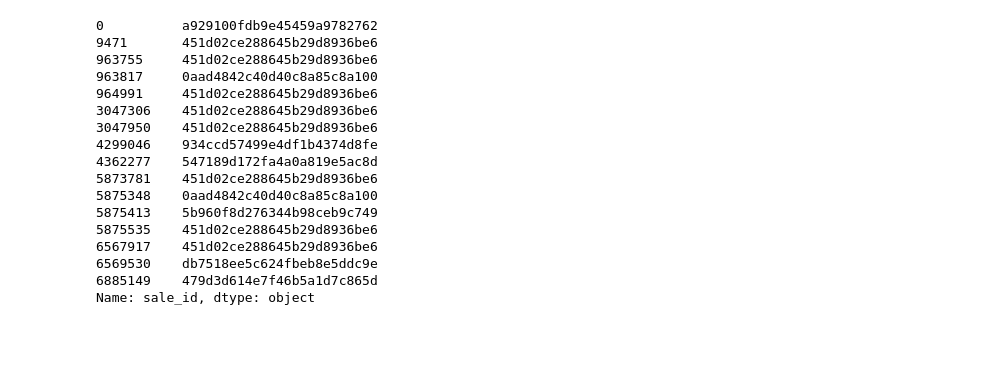
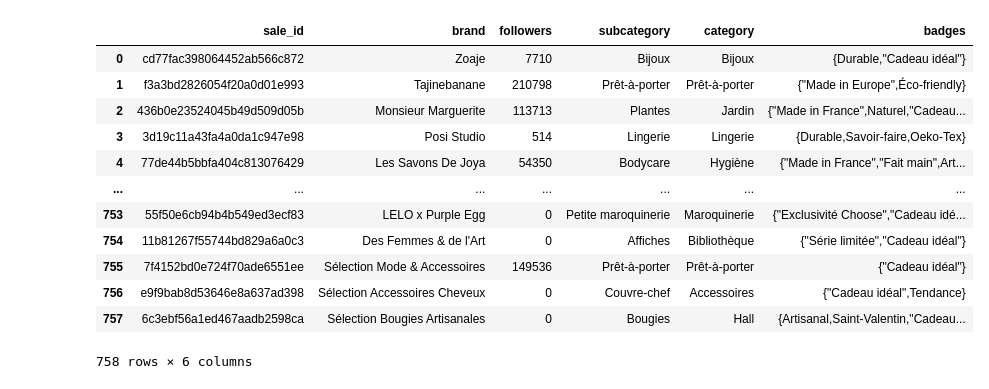
Before and after one commit to Priscille-Erulin/regression-recommendation, a Jupyter notebook: scoring.ipynb, the cells around one changed output. Saved outputs shown, nothing was run; the diff lists cells and outputs as text; code cells hidden in the pictures; blank space fills up the shorter version.

```diff
--- a/scoring.ipynb
+++ b/scoring.ipynb
@@ -3,6 +5,22 @@ import pandas as pd
 # %%
 data_sales = pd.read_csv('sales__metadata-2023.csv')
 clic_sales = pd.read_csv('user_events__click_sale-2023.csv')
+# %%
+data_sales
+# %% [output]
+|  | sale_id | brand | followers | subcategory | category | badges |
+| 0 | cd77fac398064452ab566c872 | Zoaje | 7710 | Bijoux | Bijoux | {Durable,"Cadeau idéal"} |
+| 1 | f3a3bd2826054f20a0d01e993 | Tajinebanane | 210798 | Prêt-à-porter | Prêt-à-porter | {"Made in Europe",Éco-friendly} |
+| 2 | 436b0e23524045b49d509d05b | Monsieur Marguerite | 113713 | Plantes | Jardin | {"Made in France",Naturel,"Cadeau... |
+| 3 | 3d19c11a43fa4a0da1c947e98 | Posi Studio | 514 | Lingerie | Lingerie | {Durable,Savoir-faire,Oeko-Tex} |
+| 4 | 77de44b5bbfa404c813076429 | Les Savons De Joya | 54350 | Bodycare | Hygiène | {"Made in France","Fait main",Art... |
+| ... | ... | ... | ... | ... | ... | ... |
+| 753 | 55f50e6cb94b4b549ed3ecf83 | LELO x Purple Egg | 0 | Petite maroquinerie | Maroquinerie | {"Exclusivité Choose","Cadeau idé... |
+| 754 | 11b81267f55744bd829a6a0c3 | Des Femmes & de l'Art | 0 | Affiches | Bibliothèque | {"Série limitée","Cadeau idéal"} |
+| 755 | 7f4152bd0e724f70ade6551ee | Sélection Mode & Accessoires | 149536 | Prêt-à-porter | Prêt-à-porter | {"Cadeau idéal"} |
+| 756 | e9f9bab8d53646e8a637ad398 | Sélection Accessoires Cheveux | 0 | Couvre-chef | Accessoires | {"Cadeau idéal",Tendance} |
+| 757 | 6c3ebf56a1ed467aadb2598ca | Sélection Bougies Artisanales | 0 | Bougies | Hall | {Artisanal,Saint-Valentin,"Cadeau... |
+758 rows × 6 columns
 # %%
 def scoring(user_events:pd.DataFrame):
 
@@ -34,20 +62,2 @@ def returns_seen_sale(user_events):
 # %%
-returns_seen_sale(clic_sales)
+returns_seen_sale(clic_sales,data_sales)
-# %% [output]
-0          a929100fdb9e45459a9782762
-9471       451d02ce288645b29d8936be6
-963755     451d02ce288645b29d8936be6
-963817     0aad4842c40d40c8a85c8a100
-964991     451d02ce288645b29d8936be6
-3047306    451d02ce288645b29d8936be6
-3047950    451d02ce288645b29d8936be6
-4299046    934ccd57499e4df1b4374d8fe
-4362277    547189d172fa4a0a819e5ac8d
-5873781    451d02ce288645b29d8936be6
-5875348    0aad4842c40d40c8a85c8a100
-5875413    5b960f8d276344b98ceb9c749
-5875535    451d02ce288645b29d8936be6
-6567917    451d02ce288645b29d8936be6
-6569530    db7518ee5c624fbeb8e5ddc9e
-6885149    479d3d614e7f46b5a1d7c865d
-Name: sale_id, dtype: object
```
Also changed, not shown: parts of 9 cells of this notebook, 1 other file.
